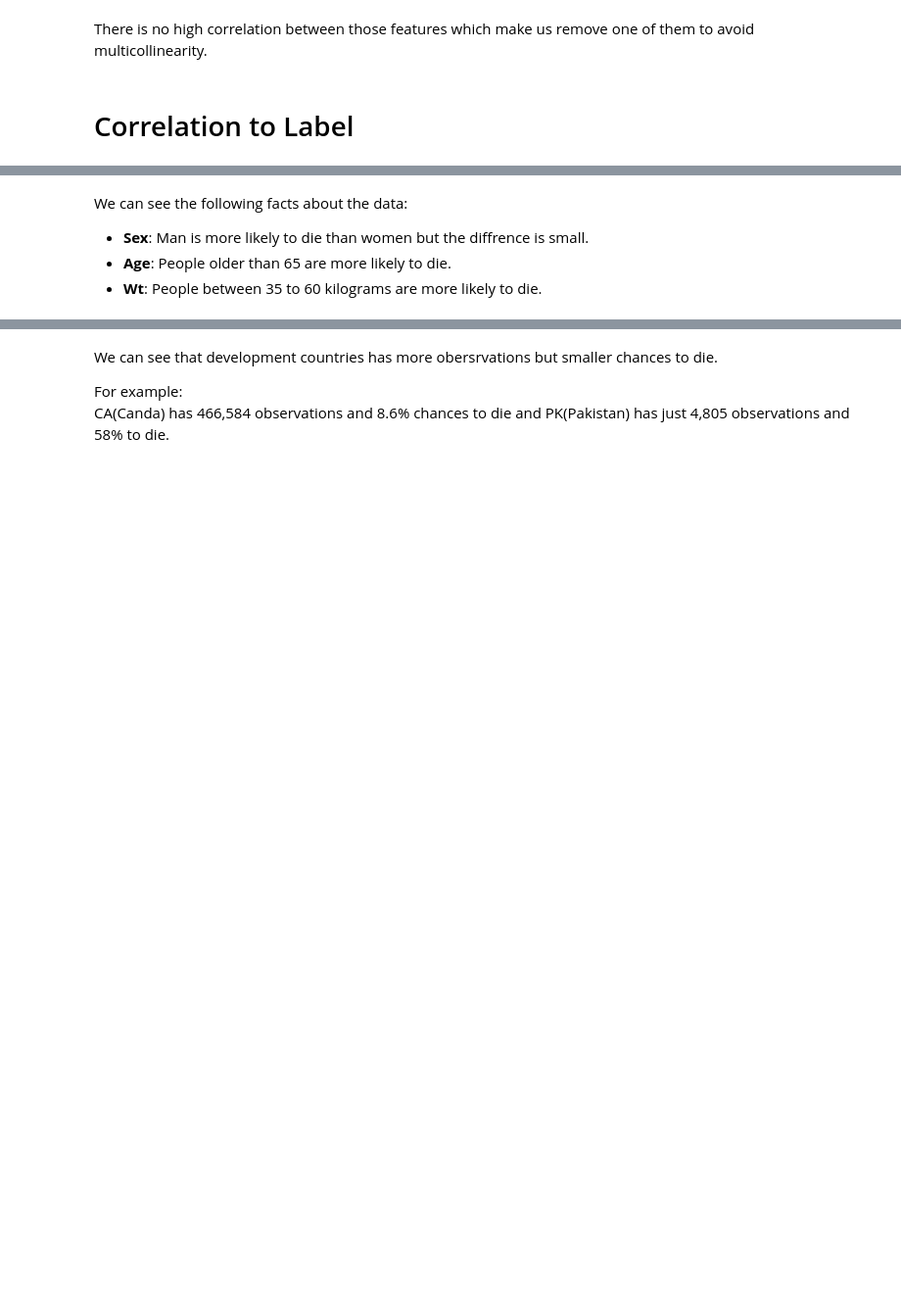
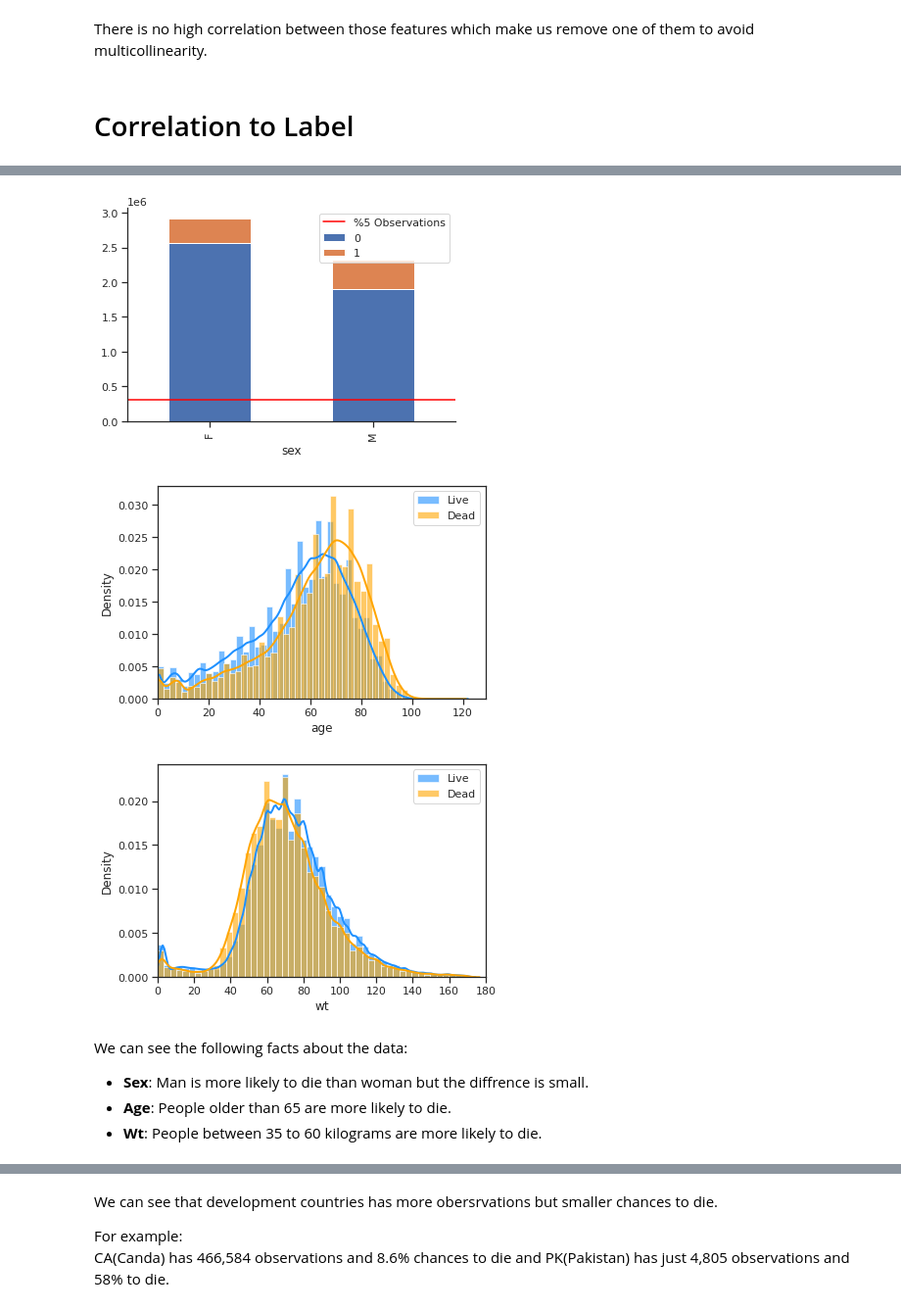
Before and after one commit to omerfalach/Death-Classification-FAERS, a Jupyter notebook: Data_Exploration.ipynb, the cells around one changed output, grey strips where cells are left out. Shown: that part at 98% size. Saved outputs shown, nothing was run; the diff lists cells and outputs as text; code cells hidden in the pictures; blank space fills up the shorter version.

```diff
--- a/Data_Exploration.ipynb
+++ b/Data_Exploration.ipynb
@@ -283,8 +230,16 @@ for col in data_fixed.columns:
+# %%
+op.plot_label_corr_bar(data_fixed, 'sex')
+op.plot_label_corr_hist(data_fixed, 'age')
+op.plot_label_corr_hist(data_fixed, 'wt')
+# %% [output]
+[figure, added]
+[figure, added]
+[figure, added]
 # %% [markdown]
 We can see the following facts about the data:
 
 
-*   **Sex**: Man is more likely to die than women but the diffrence is small.
+*   **Sex**: Man is more likely to die than woman but the diffrence is small.
 *   **Age**: People older than 65 are more likely to die.
 *   **Wt**: People between 35 to 60 kilograms are more likely to die.
 # %%
```
Also changed, not shown: parts of 18 cells of this notebook.
